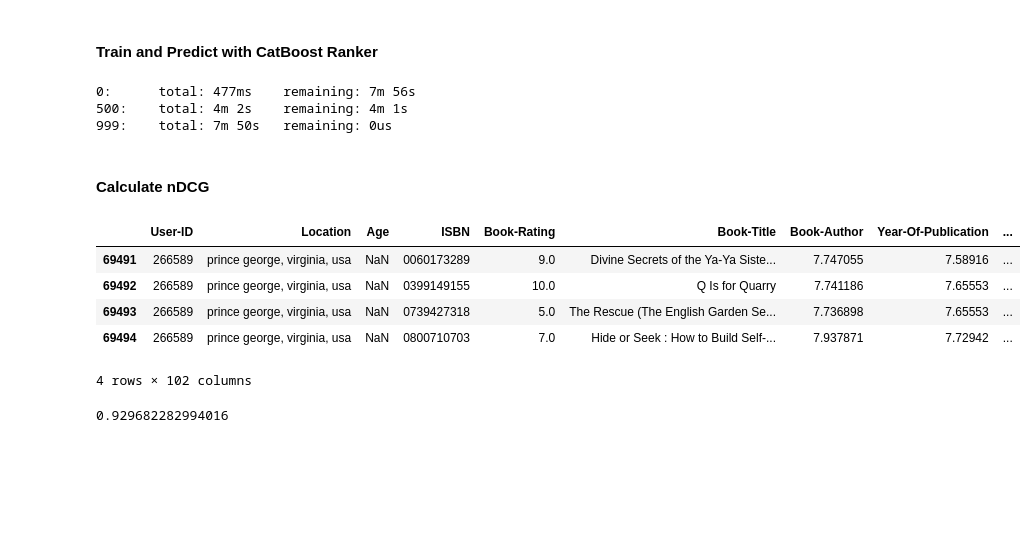
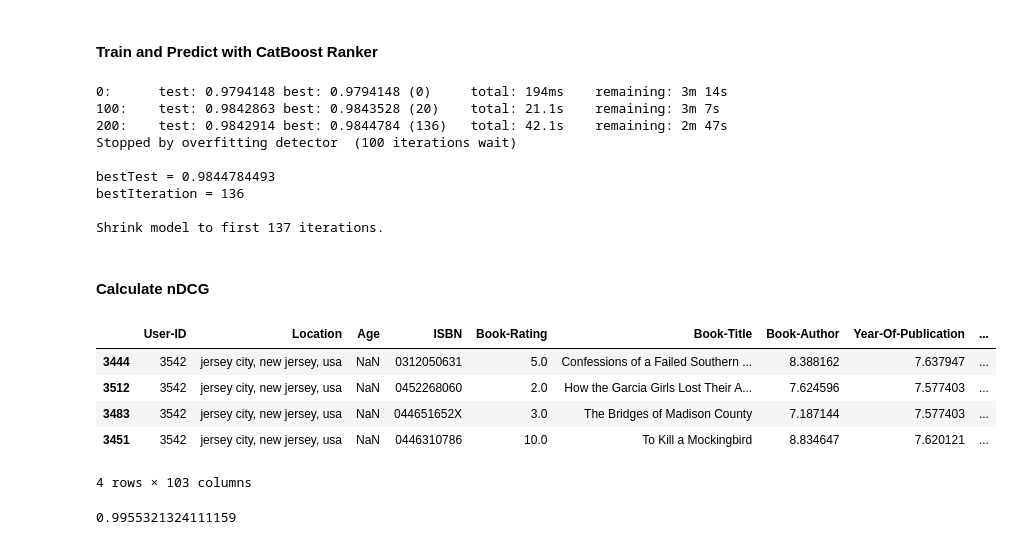
Before and after one commit to rjguedes8/catboost_ranker, a Jupyter notebook: catboost_ranker.ipynb, the cells around one changed output. Drawn from its saved outputs; the diff is of its cells as text; code cells hidden in the pictures; blank space fills up the shorter version.

```diff
--- a/catboost_ranker.ipynb
+++ b/catboost_ranker.ipynb
@@ -148,18 +163,28 @@ test_df = pd.merge(test_df.reset_index(drop=True), test_embeddings_df, left_inde
 # %%
 encoder = CatBoostEncoder()
 train_df[CATEGORICAL_FEATURES] = encoder.fit_transform(train_df[CATEGORICAL_FEATURES], train_df[TARGET])
+val_df[CATEGORICAL_FEATURES] = encoder.transform(val_df[CATEGORICAL_FEATURES])
 test_df[CATEGORICAL_FEATURES] = encoder.transform(test_df[CATEGORICAL_FEATURES])
 # %% [markdown]
 ### Create CatBoost Pools for train and test
 # %%
 FEATURES = [feat for feat in train_df.columns if feat not in EXCLUDE_FEATURES]
+
+# Catboost Ranker requires sorting by groupid
+train_df = train_df.sort_values(by='User-ID')
+val_df = val_df.sort_values(by='User-ID')
+test_df = test_df.sort_values(by='User-ID')
 # %%
 train_pool = Pool(
     data=train_df[FEATURES],
     label=train_df[TARGET],
-    group_id=train_df["User-ID"].tolist(), # YetiRank applied to User-ID as query and books as documents
+    group_id=train_df['User-ID'].tolist(), # YetiRank applied to User-ID as query and books as documents
 )
-
+val_pool = Pool(
+    data=val_df[FEATURES],
+    label=val_df[TARGET],
+    group_id=val_df["User-ID"].tolist(), # YetiRank applied to User-ID as query and books as documents
+)
 test_pool = Pool(
     data=test_df[FEATURES],
     group_id=test_df["User-ID"].tolist(), # YetiRank applied to User-ID as query and books as documents
@@ -167,29 +192,35 @@ test_pool = Pool(
 # %% [markdown]
 #### Train and Predict with CatBoost Ranker
 # %%
-model = CatBoostRanker(loss_function="YetiRank", verbose=500)
-model.fit(train_pool)
+model = CatBoostRanker(loss_function="YetiRank", verbose=100)
+model.fit(train_pool, eval_set=val_pool, early_stopping_rounds=100)
 test_df["score"] = model.predict(test_pool)
 # %% [output]
-0:      total: 477ms    remaining: 7m 56s
-500:    total: 4m 2s    remaining: 4m 1s
-999:    total: 7m 50s   remaining: 0us
+0:      test: 0.9794148 best: 0.9794148 (0)     total: 194ms    remaining: 3m 14s
+100:    test: 0.9842863 best: 0.9843528 (20)    total: 21.1s    remaining: 3m 7s
+200:    test: 0.9842914 best: 0.9844784 (136)   total: 42.1s    remaining: 2m 47s
+Stopped by overfitting detector  (100 iterations wait)
+
+bestTest = 0.9844784493
+bestIteration = 136
+
+Shrink model to first 137 iterations.
 # %% [markdown]
 #### Calculate nDCG
 # %%
 # let's use user 266589 that has more than 1 book rated
-test_df[test_df['User-ID'] == 266589]
+test_df[test_df['User-ID'] == 3542]
 # %% [output]
 |  | User-ID | Location | Age | ISBN | Book-Rating | Book-Title | Book-Author | Year-Of-Publication | ... |
-| 69491 | 266589 | prince george, virginia, usa | NaN | 0060173289 | 9.0 | Divine Secrets of the Ya-Ya Siste... | 7.747055 | 7.58916 | ... |
-| 69492 | 266589 | prince george, virginia, usa | NaN | 0399149155 | 10.0 | Q Is for Quarry | 7.741186 | 7.65553 | ... |
-| 69493 | 266589 | prince george, virginia, usa | NaN | 0739427318 | 5.0 | The Rescue (The English Garden Se... | 7.736898 | 7.65553 | ... |
-| 69494 | 266589 | prince george, virginia, usa | NaN | 0800710703 | 7.0 | Hide or Seek : How to Build Self-... | 7.937871 | 7.72942 | ... |
+| 3444 | 3542 | jersey city, new jersey, usa | NaN | 0312050631 | 5.0 | Confessions of a Failed Southern ... | 8.388162 | 7.637947 | ... |
+| 3512 | 3542 | jersey city, new jersey, usa | NaN | 0452268060 | 2.0 | How the Garcia Girls Lost Their A... | 7.624596 | 7.577403 | ... |
+| 3483 | 3542 | jersey city, new jersey, usa | NaN | 044651652X | 3.0 | The Bridges of Madison County | 7.187144 | 7.577403 | ... |
+| 3451 | 3542 | jersey city, new jersey, usa | NaN | 0446310786 | 10.0 | To Kill a Mockingbird | 8.834647 | 7.620121 | ... |
-4 rows × 102 columns
+4 rows × 103 columns
 # %%
-true_relevance = np.asarray([test_df[test_df['User-ID'] == 266589][TARGET[0]].tolist()])
-y_relevance = np.asarray([test_df[test_df['User-ID'] == 266589]['score'].tolist()])
+true_relevance = np.asarray([test_df[test_df['User-ID'] == 3542][TARGET[0]].tolist()])
+y_relevance = np.asarray([test_df[test_df['User-ID'] == 3542]['score'].tolist()])
 
 ndcg_score(true_relevance, y_relevance)
 # %% [output]
-0.929682282994016
+0.9955321324111159
```
Also changed, not shown: parts of 2 cells of this notebook.
